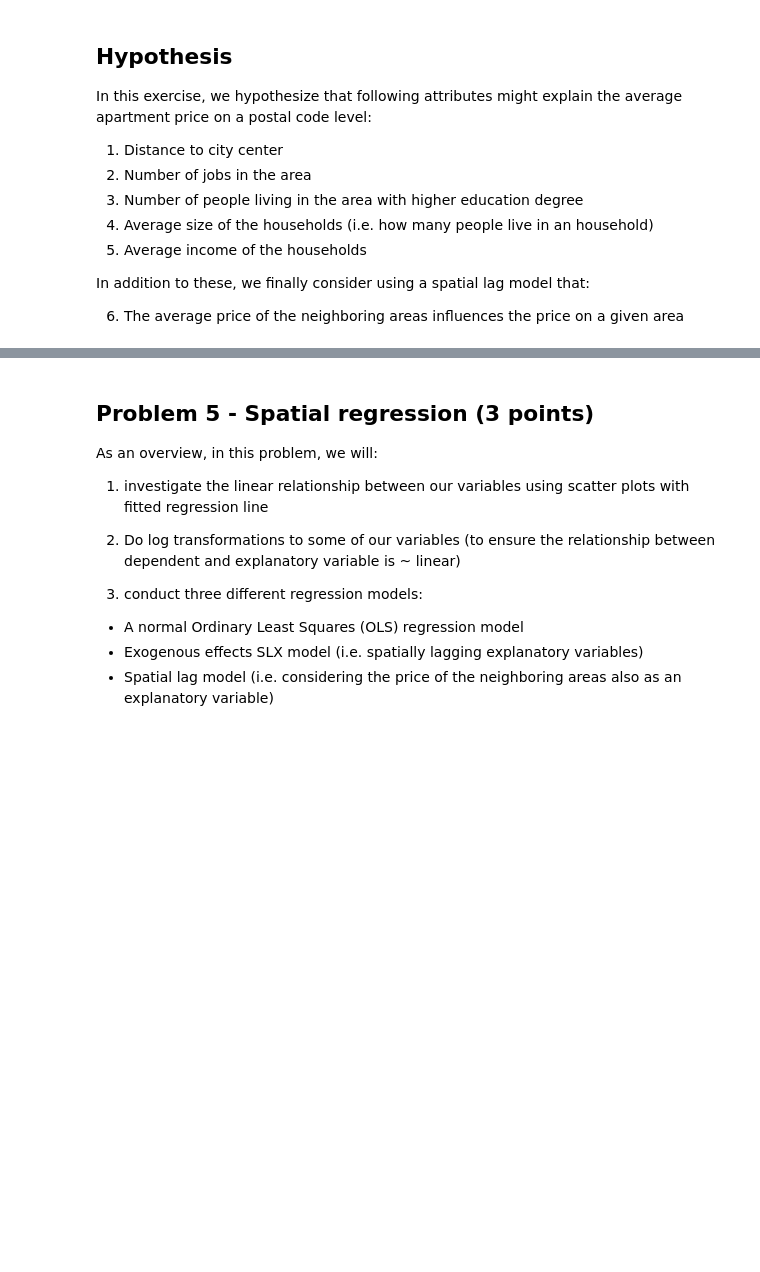
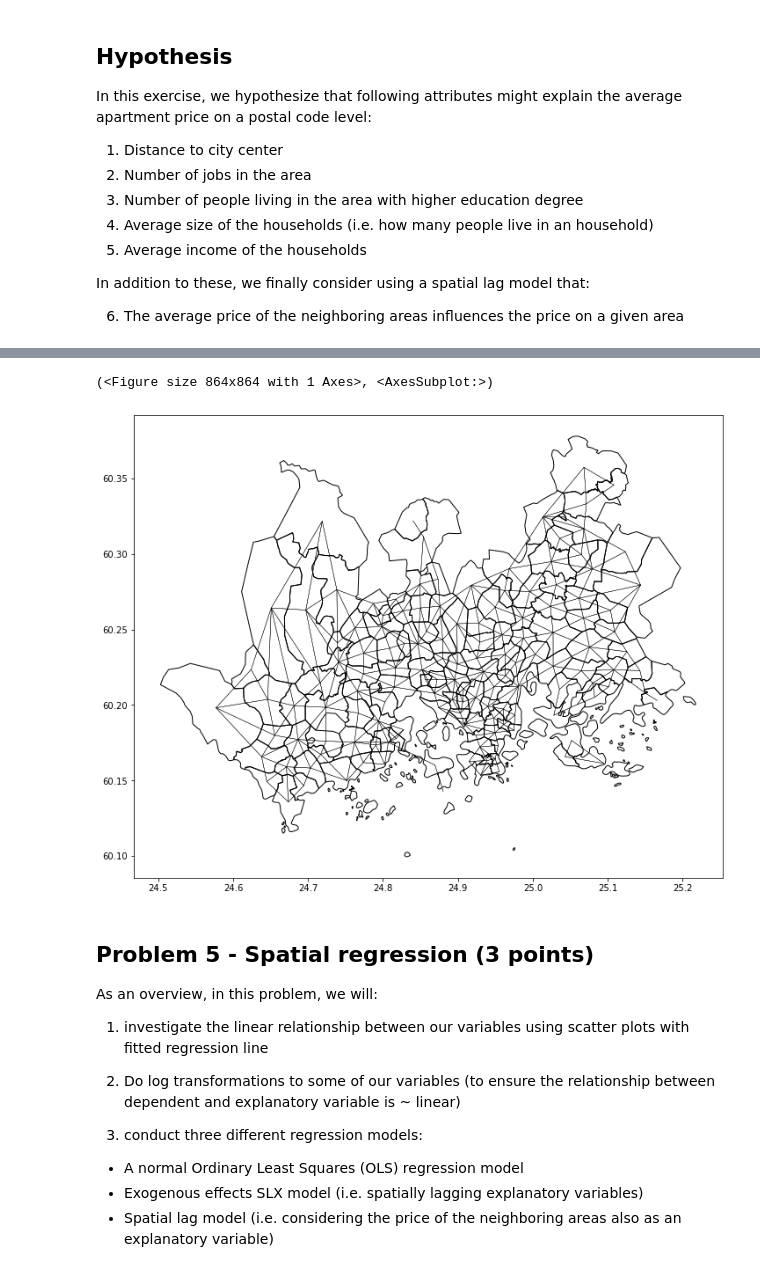
Before and after one commit to Sustainability-GIS-2022/exercise-4-laripernu, a Jupyter notebook: Exercise-4.ipynb, the cells around one changed output, grey strips where cells are left out. Saved outputs shown, nothing was run; the diff lists cells and outputs as text; code cells hidden in the pictures; blank space fills up the shorter version.

Commit message:
add step 1 prob 4

```diff
--- a/Exercise-4.ipynb
+++ b/Exercise-4.ipynb
@@ -272,3 +272,35 @@ raise NotImplementedError()
+# %%
+from libpysal.weights import Queen
+import warnings
+warnings.simplefilter("ignore")
+
+# YOUR CODE HERE
+# 1. Create spatial weights based on how the boundaries of our postal code areas touch each other. Create the weights based on the data GeoDataFrame using Queen contiguity and store the resulting weights into a variable w.
+w = Queen.from_dataframe(data)
+
+# Sanity check:
+ax = data.plot(figsize=(12,12), facecolor="none")
+w.plot(data, ax=ax, edge_kws=dict(color='black', linestyle='-', linewidth=0.4), node_kws=dict(marker=''))
+
+# 2. Row standardize the weights as was shown during the tutorial this week.
+
+
+# 3. In our data, there are islands. Which indices of our data represent islands?
+
+
+# 4. Remove the rows from our GeoDataFrame representing islands (check lesson video) by dropping the rows based on the island indices. Also reset the index at this point.
+
+
+# 5. Based on this cleaned data, recreate the Queen contiguity weights and store them again in variable w and row standardize the weights
+
+
+# 6. Calculate the Moran's I based on the "price" attribute and using the spatial weights that we created in the previous step. For doing this, you can use the Moran() function from the pysal library, which accepts the Series of our price column as one parameter and the weights as another, check the pysal docs for details. What is the global Moran's I for our data?
+
+
+# 7. Create a Moran plot based on our data that allows us to investigate the spatial autocorrelation visually. For doing this, you can use a plot_moran() -function from pysal's splot submodule. Sanity check: if everything is correct Moran plot should produce something like following (Moran's I value is hidden):
+# %% [output]
+(<Figure size 864x864 with 1 Axes>, <AxesSubplot:>)
+[figure, added]
 # %% [markdown]
 ## Problem 5 - Spatial regression (3 points)
 
```
Also changed, not shown: parts of 6 cells of this notebook.
